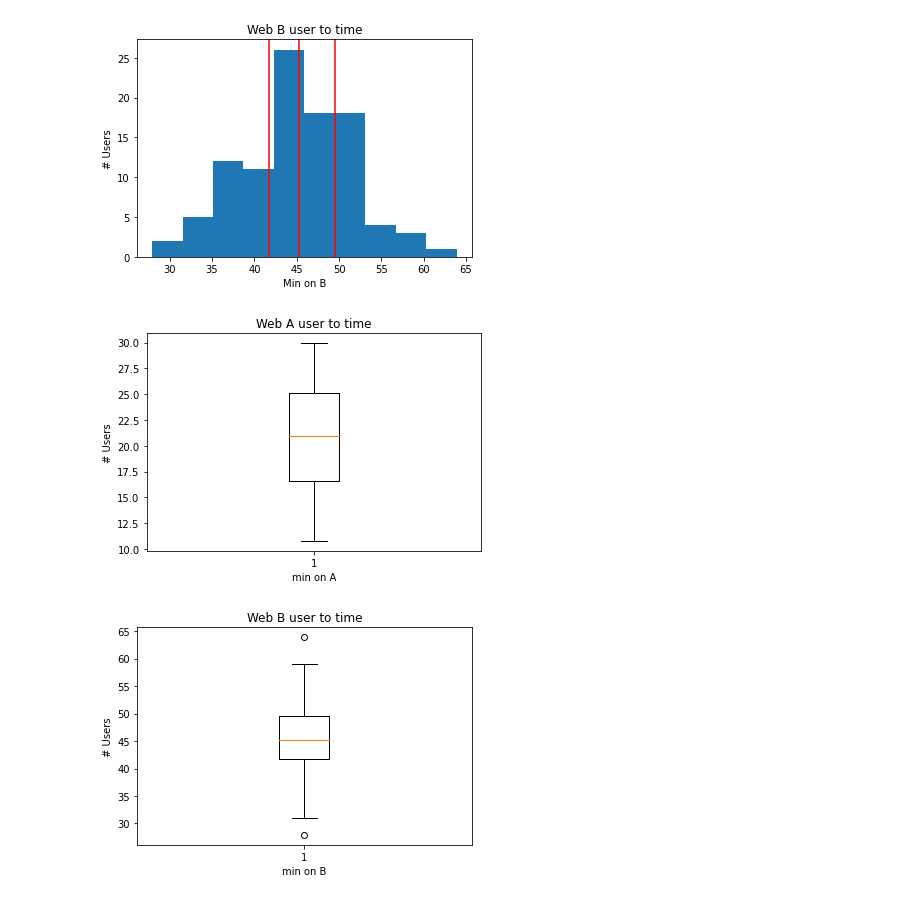
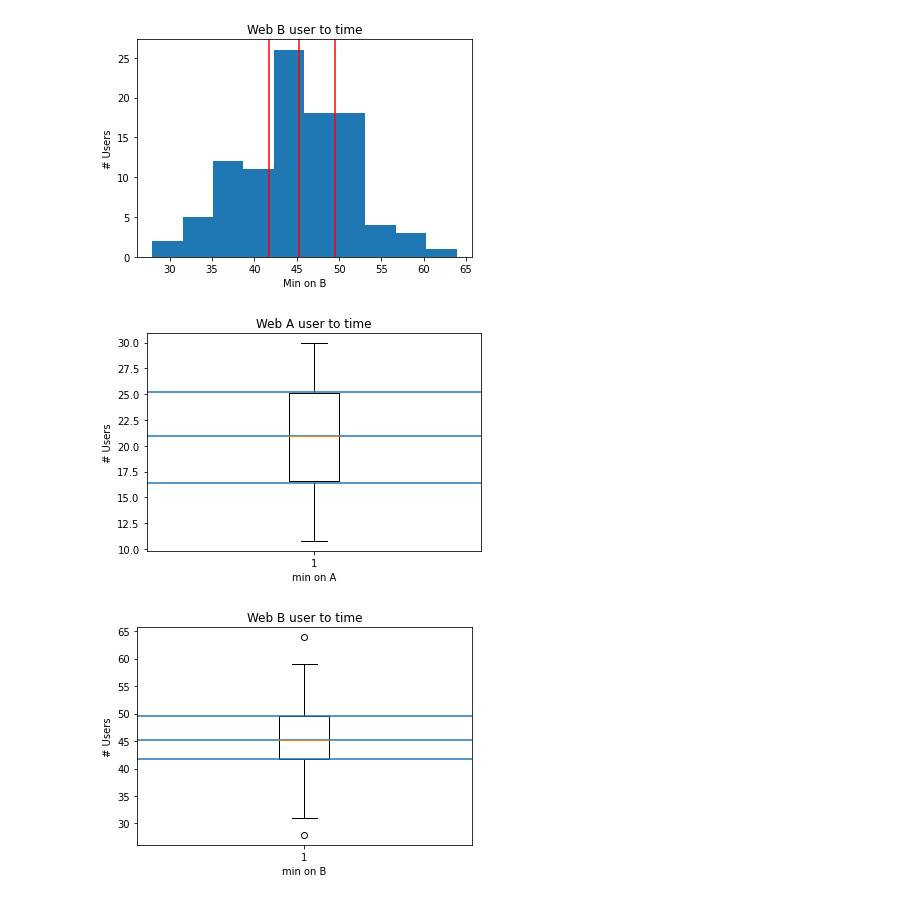
Before and after one commit to Ben-Littell/quality_time, a Jupyter notebook: quality-time.ipynb, the cells around one changed output. Saved outputs shown, nothing was run; the diff lists cells and outputs as text; code cells hidden in the pictures.

```diff
--- a/quality-time.ipynb
+++ b/quality-time.ipynb
@@ -83,17 +85,21 @@ plot_hist(web_b_list, 'Web B user to time', 'Min on B', '# Users')
 [figure]
 # %%
 def plotbox(data, tit, xlabel, ylabel):
+    qs = quartile(data)
     plt.boxplot(data)
     plt.title(tit)
     plt.xlabel(xlabel)
     plt.ylabel(ylabel)
+    plt.axhline(qs[0])
+    plt.axhline(qs[1])
+    plt.axhline(qs[2])
     plt.show()
 
 
 
 
 plotbox(web_a_list,'Web A user to time', 'min on A', '# Users')
 plotbox(web_b_list,'Web B user to time', 'min on B', '# Users')
 # %% [output]
-[figure, old version]
+[figure, new version]
-[figure, old version]
+[figure, new version]
```
Also changed, not shown: parts of 3 cells of this notebook.
